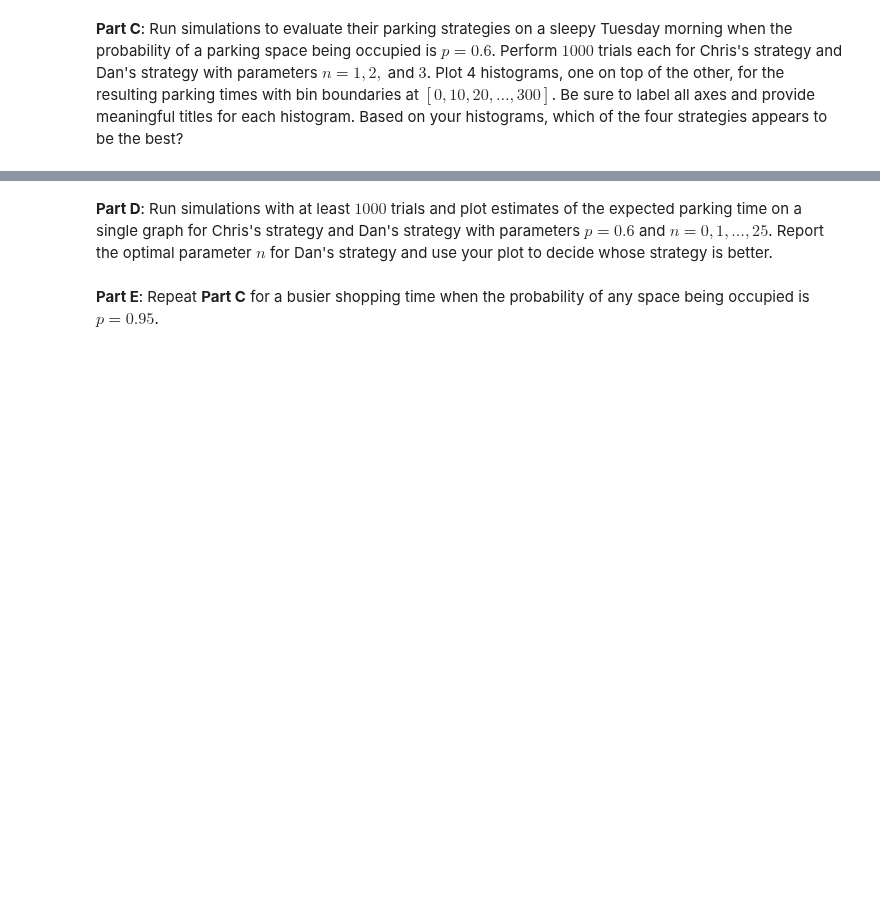
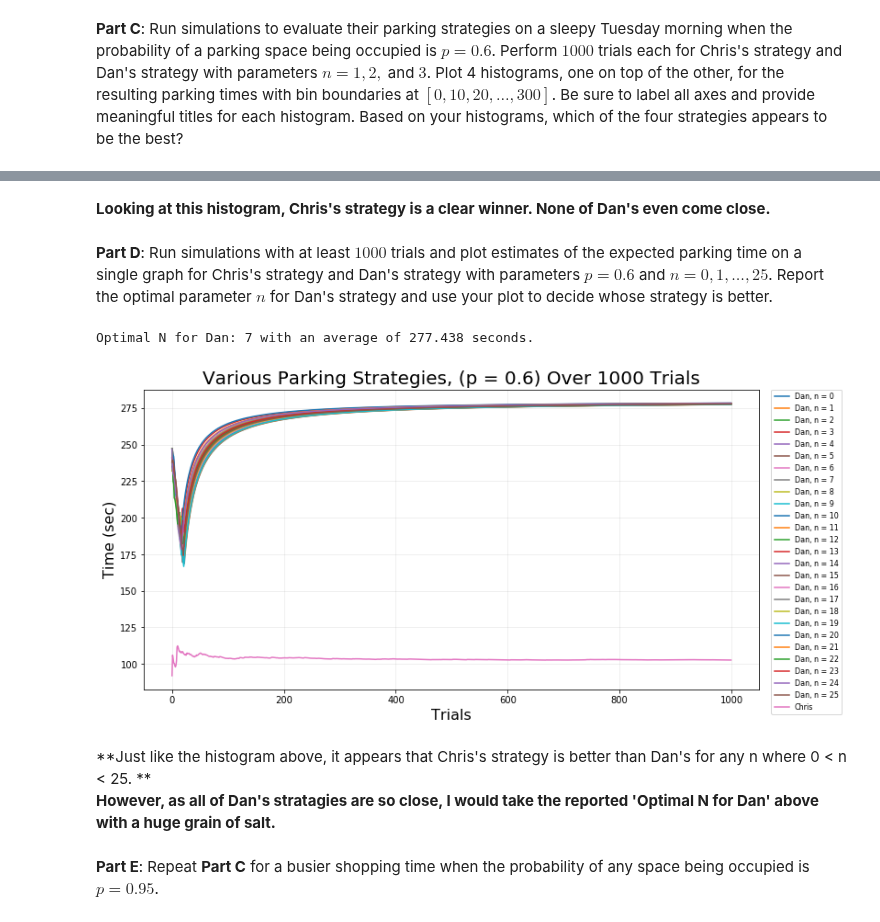
Before and after one commit to scuthbert/DataScience, a Jupyter notebook: practicum/fall2017_practicum.ipynb, the cells around one changed output, grey strips where cells are left out. Drawn from its saved outputs; the diff is of its cells as text; code cells hidden in the pictures; blank space fills up the shorter version.

```diff
--- a/practicum/fall2017_practicum.ipynb
+++ b/practicum/fall2017_practicum.ipynb
@@ -65,4 +154,50 @@ def chris_park_time(p):
+# %% [markdown]
+**Looking at this histogram, Chris's strategy is a clear winner. None of Dan's even come close.**
 # %% [markdown]
 **Part D**: Run simulations with at least $1000$ trials and plot estimates of the expected parking time on a single graph for Chris's strategy and Dan's strategy with parameters $p=0.6$ and $n=0, 1, \ldots, 25$. Report the optimal parameter $n$ for Dan's strategy and use your plot to decide whose strategy is better.
+# %%
+def plot_graph(p):
+    chris = [chris_park_time(p) for ii in range(1000)]
+    dan = [[0 for x in range(1000)] for y in range(26)]
+    for ii in range(26):
+        dan[ii] = [dan_park_time(p, ii) for ii in range(1000)]
+
+    echris = np.zeros(len(chris))
+    for ii in range(len(echris)):
+        echris[ii] = np.sum(chris[:ii+1]) / len(chris[:ii+1])
+
+    edan = [[0 for x in range(1000)] for y in range(26)]
+    optimalN = [0, 500]
+    for ii in range(26):
+        for jj in range(len(edan[ii])):
+            edan[ii][jj] = np.sum(dan[ii][:jj+1]) / len(dan[ii][:jj+1])
+        if(edan[ii][999] < optimalN[1]):
+            optimalN = [ii, edan[ii][999]]
+
+    print("Optimal N for Dan: " + str(optimalN[0]) + " with an average of " + str(optimalN[1]) + " seconds.")
+
+    fix, ax = plt.subplots(figsize=(12,6))
+    ax.grid(True, alpha=0.25)
+    plt.ylabel('Time (sec)',fontsize=16)
+    plt.xlabel('Trials',fontsize=16)
+    plt.title('Various Parking Strategies, (p = ' + str(p) + ') Over 1000 Trials', fontsize = 20)
+
+    plots = []
+    for ii in range(26):
+        plots += plt.plot(edan[ii], label = "Dan, n = " + str(ii))
+
+    plots += plt.plot(echris, label = "Chris")
+
+    plt.legend(handles = plots, bbox_to_anchor=(1.02, 1), loc=2, borderaxespad=0., fontsize = 8)
+
+    plt.show()
+
+plot_graph(0.6)
+# %% [output]
+Optimal N for Dan: 7 with an average of 277.438 seconds.
+[figure, added]
+# %% [markdown]
+**Just like the histogram above, it appears that Chris's strategy is better than Dan's for any n where 0 < n < 25. **
+**However, as all of Dan's stratagies are so close, I would take the reported 'Optimal N for Dan' above with a huge grain of salt.**
 # %% [markdown]
 **Part E**: Repeat **Part C** for a busier shopping time when the probability of any space being occupied is $p = 0.95$.
```
Also changed, not shown: parts of 41 cells of this notebook, 3 other files.
